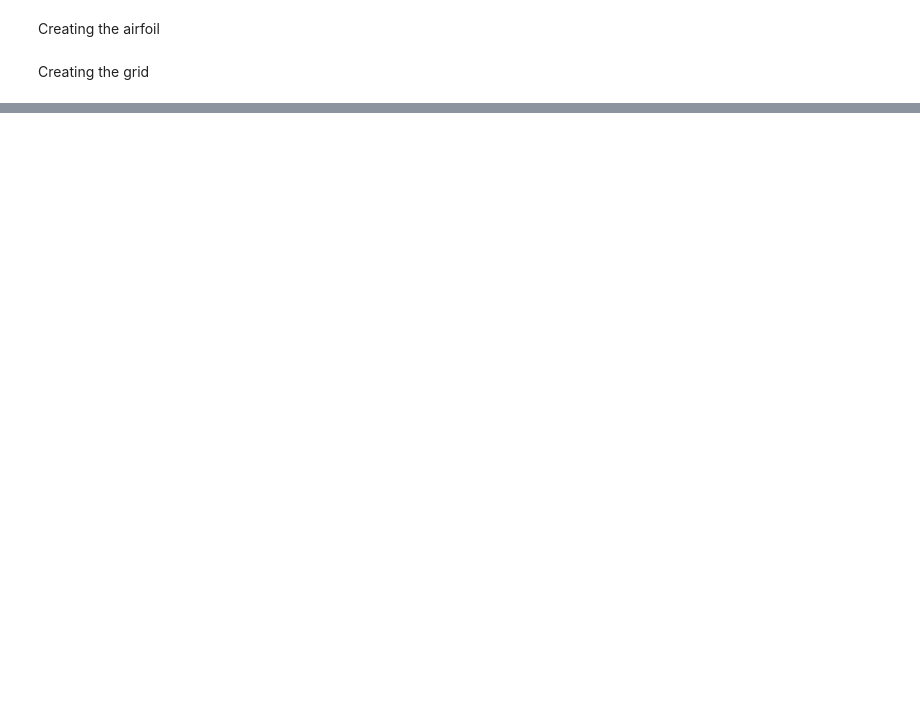
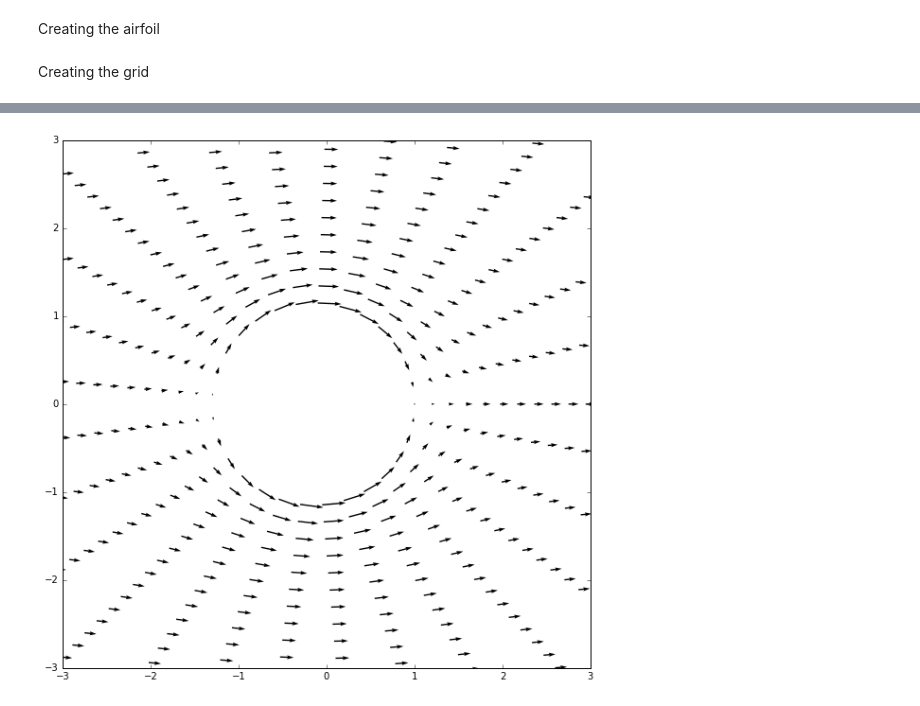
Before and after one commit to Dmphelps89/mae6226, a Jupyter notebook: assignment_02.ipynb, the cells around one changed output, grey strips where cells are left out. Cells and saved outputs as stored; diff of their text form; code cells hidden in the pictures; blank space fills up the shorter version.

```diff
--- a/assignment_02.ipynb
+++ b/assignment_02.ipynb
@@ -123,0 +178,7 @@ pyplot.scatter(j_grid.real,j_grid.imag,color='k', s=.5)
+# %%
+pyplot.figure(figsize=(10,10))
+pyplot.quiver(x_grid[::5,::5],y_grid[::5,::5],u[::5,::5],v[::5,::5])
+pyplot.xlim(-3,3);
+pyplot.ylim(-3,3);
+# %% [output]
+[figure, added]
```
Also changed, not shown: parts of 71 cells of this notebook, 1 other file.
